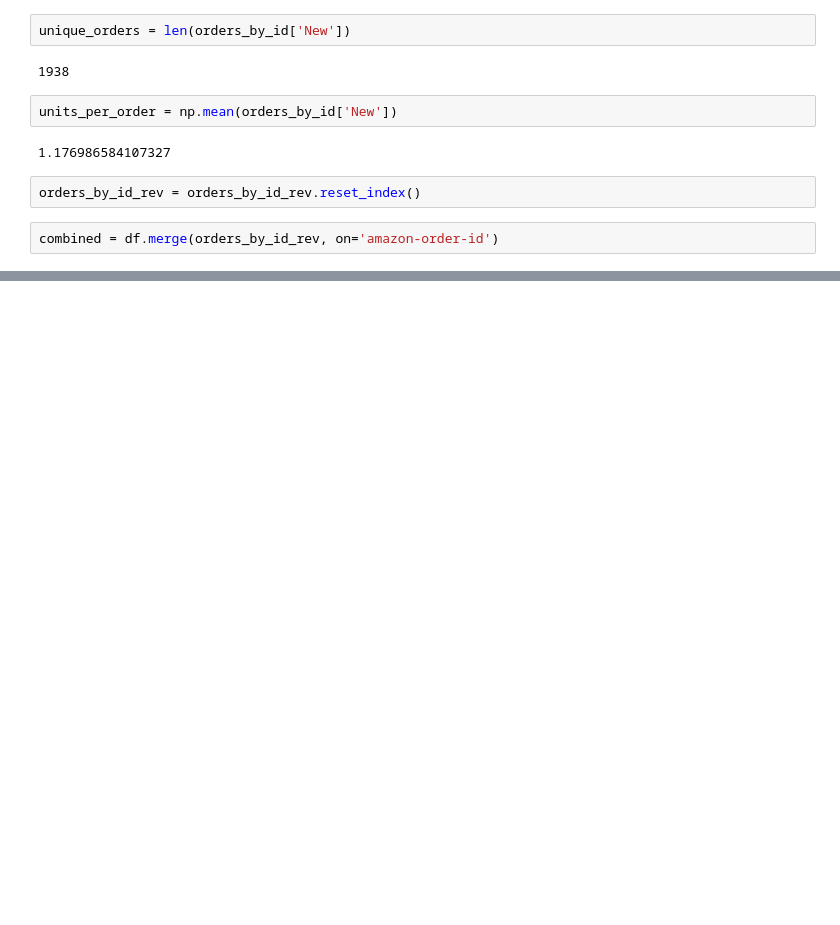
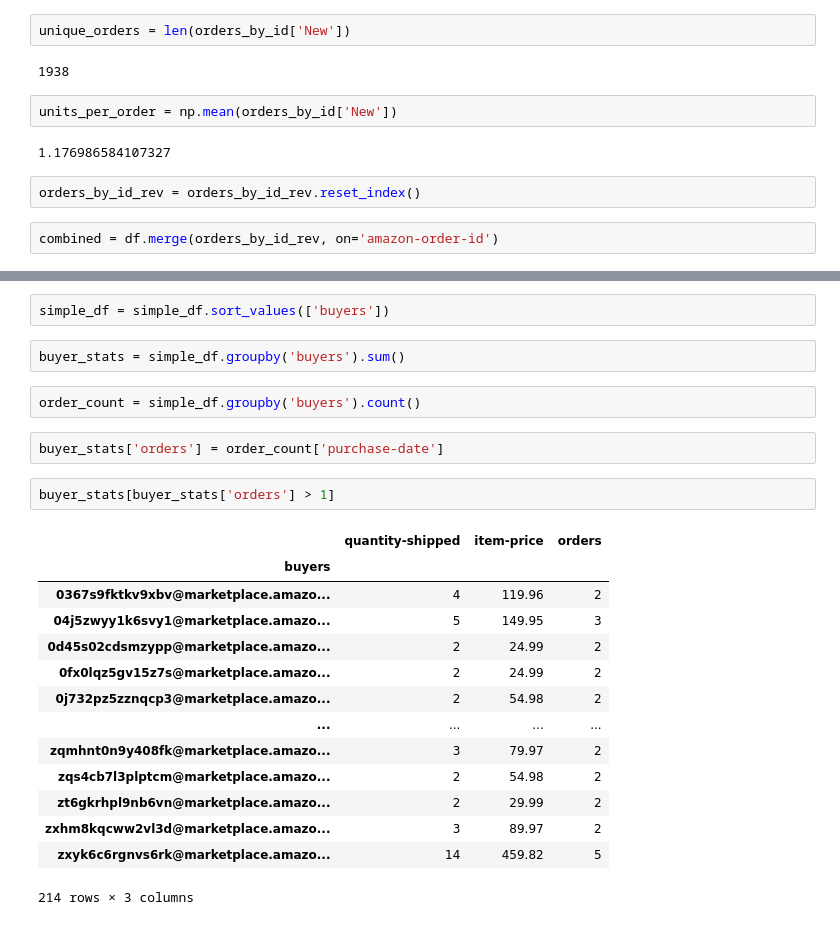
Before and after one commit to ryankirkland/amz_customer_data, a Jupyter notebook: EDA.ipynb, the cells around one changed output, grey strips where cells are left out. Cells and saved outputs as stored; diff of their text form; blank space fills up the shorter version.

```diff
--- a/EDA.ipynb
+++ b/EDA.ipynb
@@ -107,0 +141,25 @@ Index(['Month_x', 'amazon-order-id', 'merchant-order-id_x',
+# %%
+simple_df = simple_df.sort_values(['buyers'])
+# %%
+buyer_stats = simple_df.groupby('buyers').sum()
+# %%
+order_count = simple_df.groupby('buyers').count()
+# %%
+buyer_stats['orders'] = order_count['purchase-date']
+# %%
+buyer_stats[buyer_stats['orders'] > 1]
+# %% [output]
+|  | quantity-shipped | item-price | orders |
+| buyers |  |  |  |
+| 0367s9fktkv9xbv@marketplace.amazo... | 4 | 119.96 | 2 |
+| 04j5zwyy1k6svy1@marketplace.amazo... | 5 | 149.95 | 3 |
+| 0d45s02cdsmzypp@marketplace.amazo... | 2 | 24.99 | 2 |
+| 0fx0lqz5gv15z7s@marketplace.amazo... | 2 | 24.99 | 2 |
+| 0j732pz5zznqcp3@marketplace.amazo... | 2 | 54.98 | 2 |
+| ... | ... | ... | ... |
+| zqmhnt0n9y408fk@marketplace.amazo... | 3 | 79.97 | 2 |
+| zqs4cb7l3plptcm@marketplace.amazo... | 2 | 54.98 | 2 |
+| zt6gkrhpl9nb6vn@marketplace.amazo... | 2 | 29.99 | 2 |
+| zxhm8kqcww2vl3d@marketplace.amazo... | 3 | 89.97 | 2 |
+| zxyk6c6rgnvs6rk@marketplace.amazo... | 14 | 459.82 | 5 |
+214 rows × 3 columns
```
Also changed, not shown: parts of 24 cells of this notebook, 1 other file.
